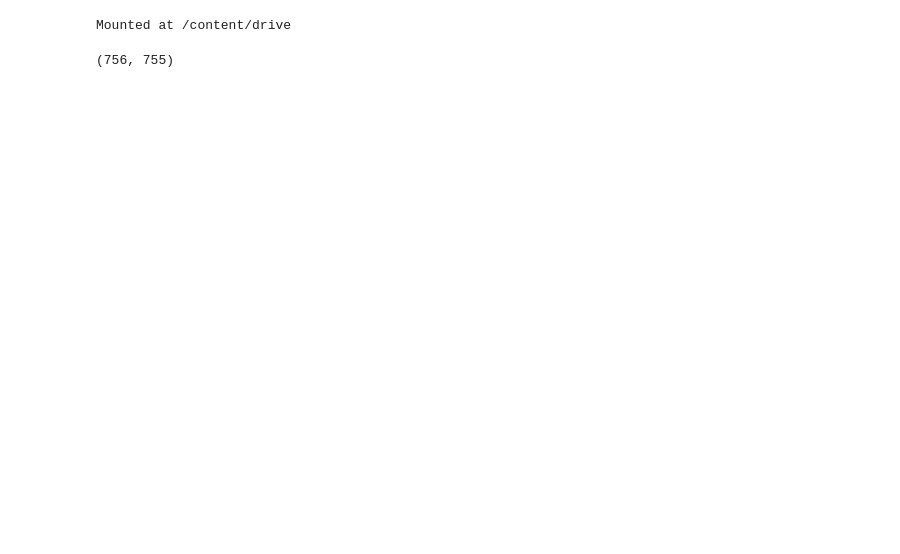
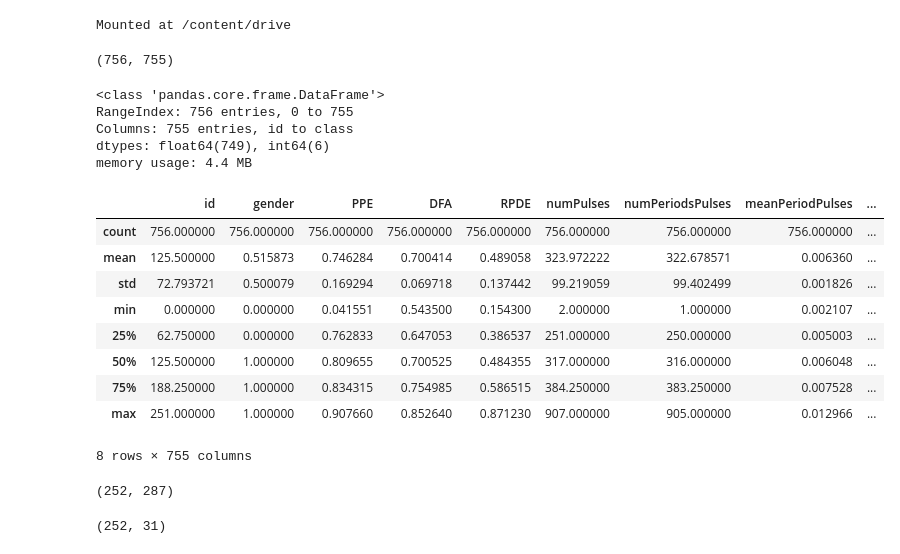
Before and after one commit to Suyash-Dhakal/Parkinson-Disease-Prediction, a Jupyter notebook: ParkinsonDiseasePrediction.ipynb, the cells around one changed output. Saved outputs shown, nothing was run; the diff lists cells and outputs as text; code cells hidden in the pictures; blank space fills up the shorter version.

```diff
--- a/ParkinsonDiseasePrediction.ipynb
+++ b/ParkinsonDiseasePrediction.ipynb
@@ -30,3 +30,24 @@ Mounted at /content/drive
 df.shape
 # %% [output]
 (756, 755)
+# %%
+df.info()
+# %% [output]
+<class 'pandas.core.frame.DataFrame'>
+RangeIndex: 756 entries, 0 to 755
+Columns: 755 entries, id to class
+dtypes: float64(749), int64(6)
+memory usage: 4.4 MB
+# %%
+df.describe()
+# %% [output]
+|  | id | gender | PPE | DFA | RPDE | numPulses | numPeriodsPulses | meanPeriodPulses | ... |
+| count | 756.000000 | 756.000000 | 756.000000 | 756.000000 | 756.000000 | 756.000000 | 756.000000 | 756.000000 | ... |
+| mean | 125.500000 | 0.515873 | 0.746284 | 0.700414 | 0.489058 | 323.972222 | 322.678571 | 0.006360 | ... |
+| std | 72.793721 | 0.500079 | 0.169294 | 0.069718 | 0.137442 | 99.219059 | 99.402499 | 0.001826 | ... |
+| min | 0.000000 | 0.000000 | 0.041551 | 0.543500 | 0.154300 | 2.000000 | 1.000000 | 0.002107 | ... |
+| 25% | 62.750000 | 0.000000 | 0.762833 | 0.647053 | 0.386537 | 251.000000 | 250.000000 | 0.005003 | ... |
+| 50% | 125.500000 | 1.000000 | 0.809655 | 0.700525 | 0.484355 | 317.000000 | 316.000000 | 0.006048 | ... |
+| 75% | 188.250000 | 1.000000 | 0.834315 | 0.754985 | 0.586515 | 384.250000 | 383.250000 | 0.007528 | ... |
+| max | 251.000000 | 1.000000 | 0.907660 | 0.852640 | 0.871230 | 907.000000 | 905.000000 | 0.012966 | ... |
+8 rows × 755 columns
@@ -32,0 +57,39 @@ df.shape
+# %%
+columns = list(df.columns)
+for col in columns:
+    if col == 'class':
+        continue
+
+    filtered_columns = [col]
+    for col1 in df.columns:
+        if((col == col1) | (col == 'class')):
+            continue
+
+        val = df[col].corr(df[col1])
+
+        if val > 0.7:
+            # If the correlation between the two
+            # features is more than 0.7 remove
+            columns.remove(col1)
+            continue
+        else:
+            filtered_columns.append(col1)
+
+    # After each iteration filter out the columns
+    # which are not highly correlated features.
+    df = df[filtered_columns]
+df.shape
+# %% [output]
+(252, 287)
+# %%
+X = df.drop('class', axis=1)
+X_norm = MinMaxScaler().fit_transform(X)
+selector = SelectKBest(chi2, k=30)
+selector.fit(X_norm, df['class'])
+filtered_columns = selector.get_support()
+filtered_data = X.loc[:, filtered_columns]
+filtered_data['class'] = df['class']
+df = filtered_data
+df.shape
+# %% [output]
+(252, 31)
```
Also changed, not shown: parts of 7 cells of this notebook.
